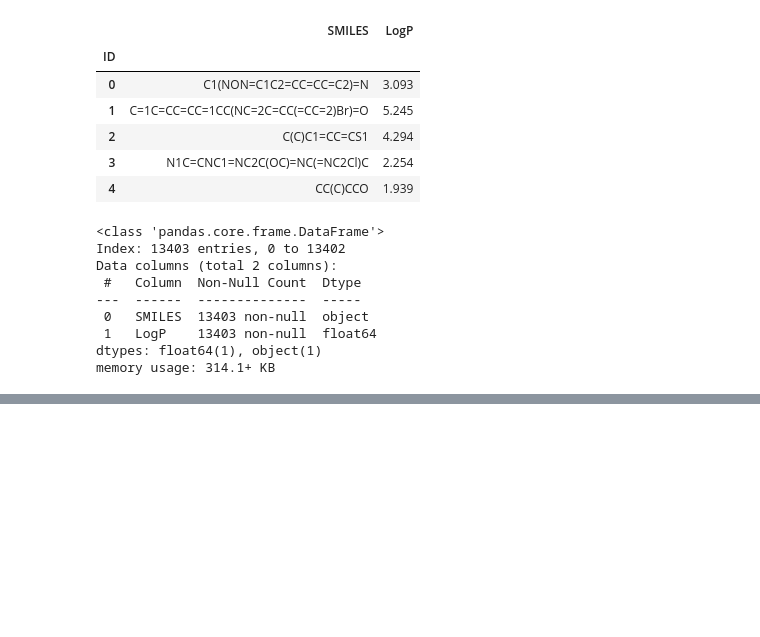
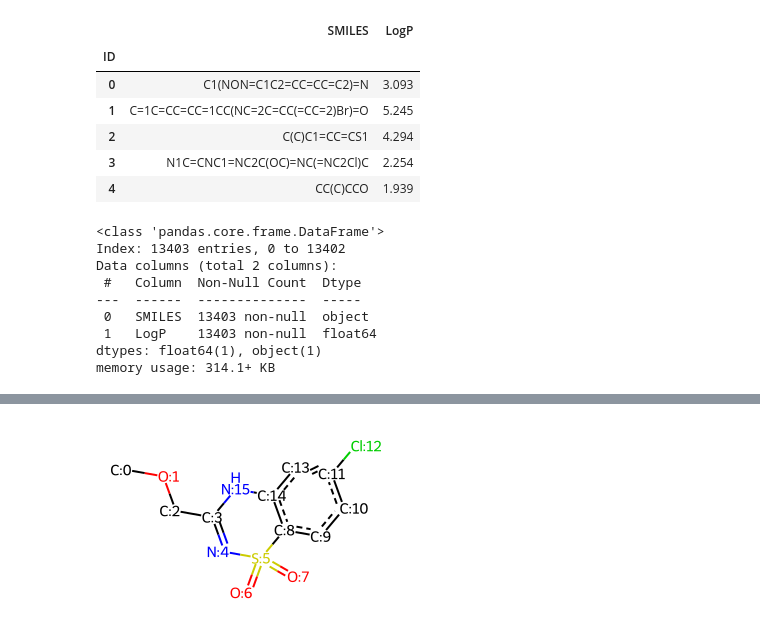
Before and after one commit to geparrrd/SMILES_to_Lipophilicity, a Jupyter notebook: preprocessing_smiles.ipynb, the cells around one changed output, grey strips where cells are left out. Saved outputs shown, nothing was run; the diff lists cells and outputs as text; code cells hidden in the pictures; blank space fills up the shorter version.

```diff
--- a/preprocessing_smiles.ipynb
+++ b/preprocessing_smiles.ipynb
@@ -135,0 +270,15 @@ train_data['Smiles_cleaned'] = train_data.apply(canonicalize_smiles, axis=1)
+# %%
+filtered_df = train_data_cleaned[(train_data_cleaned['LogP'] >= -3) & (train_data_cleaned['LogP'] <= 10)]
+# %%
+def draw_with_nums(sm):
+    mol = MolFromSmiles(sm)
+    for atom in mol.GetAtoms():
+        atom.SetProp("molAtomMapNumber", str(atom.GetIdx()))
+
+    display(Draw.MolToImage(mol, kekulize=False, size=(300, 200)))
+# %%
+rnd_idx = choice(filtered_df.index)
+
+draw_with_nums(filtered_df.loc[rnd_idx, 'Smiles_cleaned'])
+# %% [output]
+[figure, added]
```
Also changed, not shown: parts of 15 cells of this notebook.
